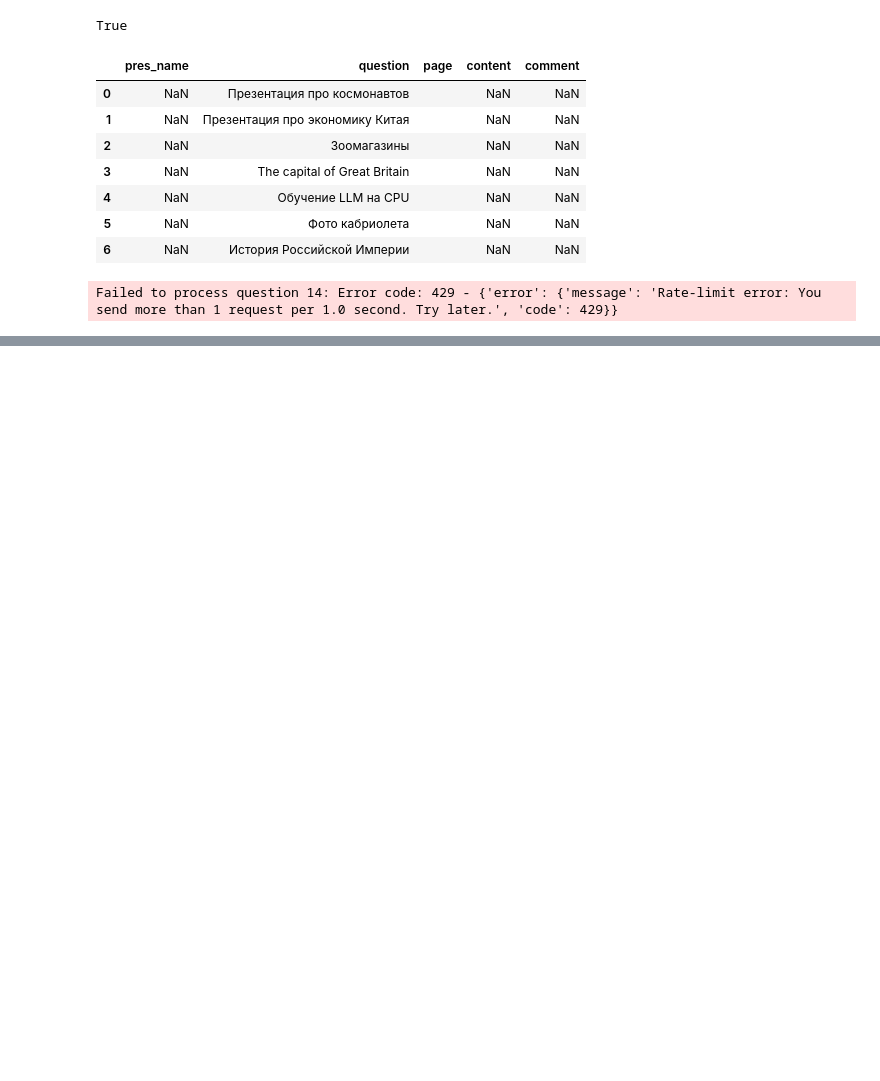
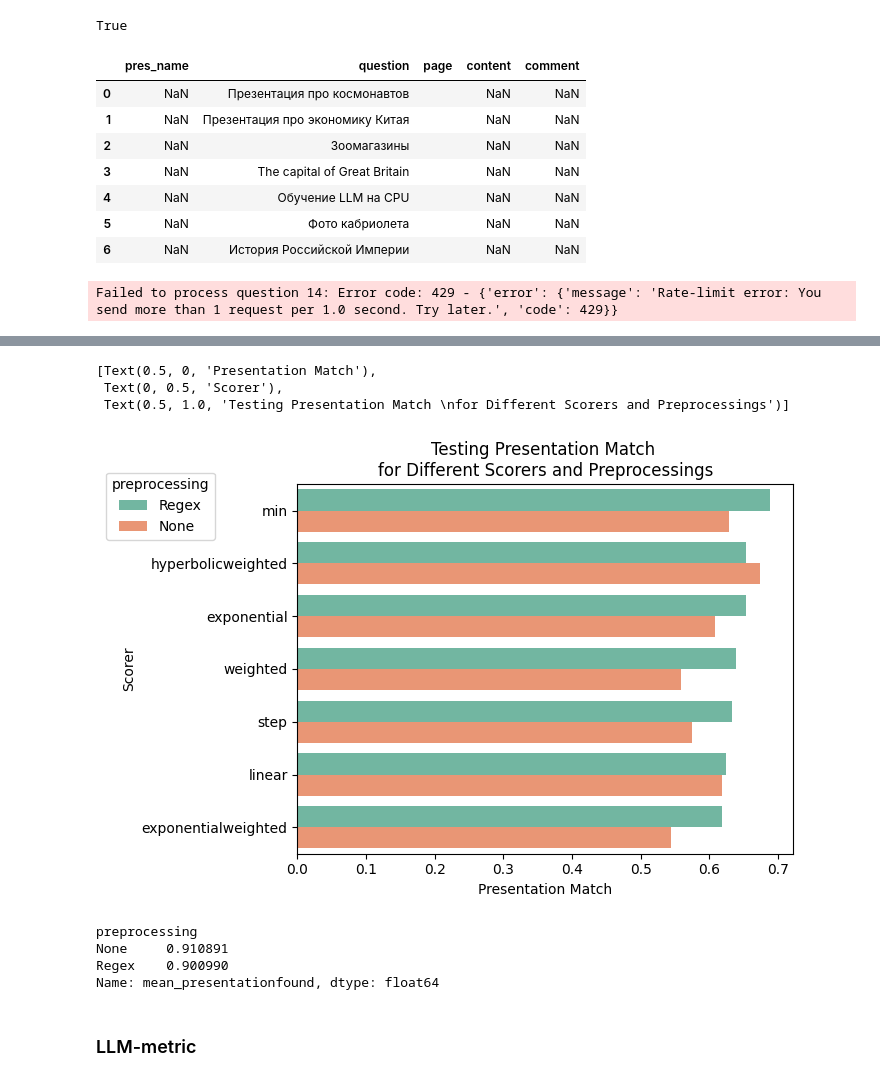
Before and after one commit to tambovtsev-io/presentation-search, a Jupyter notebook: notebooks/evaluation/eval_mlflow.ipynb, the cells around one changed output, grey strips where cells are left out. Cells and saved outputs as stored; diff of their text form; code cells hidden in the pictures; blank space fills up the shorter version.

Commit message:
feat: analyse mlflow outputs

```diff
--- a/notebooks/evaluation/eval_mlflow.ipynb
+++ b/notebooks/evaluation/eval_mlflow.ipynb
@@ -80,0 +85,7 @@ Failed to process question 14: Error code: 429 - {'error': {'message': 'Rate-lim
+# %%
+exp_name = "PresRetrieve_69"
+
+df_runs_full = mlflow.search_runs(
+    experiment_names=[exp_name],
+)
+print(df_runs_full.info())
@@ -80,0 +110,9 @@ Failed to process question 14: Error code: 429 - {'error': {'message': 'Rate-lim
+# %%
+columns = ["tags.mlflow.runName", "params.preprocessing"] + [c for c in df_runs_full.columns if "metrics." in c]
+df_runs = df_runs_full[columns]
+df_runs.columns = [c.split(".")[-1] for c in df_runs.columns]
+
+df_runs.loc[:, "scorer"] = df_runs["runName"].apply(lambda x: x.split("_")[1])
+df_runs.loc[:, "preprocessing"] = df_runs["preprocessing"].apply(lambda x: "Regex" if "Regex" in x else x)
+
+df_runs
@@ -80,0 +142,26 @@ Failed to process question 14: Error code: 429 - {'error': {'message': 'Rate-lim
+# %%
+import seaborn as sns
+
+plot = sns.barplot(
+    df_runs.sort_values(by=["mean_presentationmatch"], ascending=False),
+    x="mean_presentationmatch",
+    y="scorer",
+    hue="preprocessing",
+    palette=sns.color_palette("Set2"),
+)
+sns.move_legend(plot, "upper left", bbox_to_anchor=(-0.4, 1.05))
+plot.set(xlabel="Presentation Match", ylabel="Scorer", title="Testing Presentation Match \nfor Different Scorers and Preprocessings")
+# %% [output]
+[Text(0.5, 0, 'Presentation Match'),
+ Text(0, 0.5, 'Scorer'),
+ Text(0.5, 1.0, 'Testing Presentation Match \nfor Different Scorers and Preprocessings')]
+[figure, added]
+# %%
+df_runs.groupby("preprocessing")["mean_presentationfound"].mean()
+# %% [output]
+preprocessing
+None     0.910891
+Regex    0.900990
+Name: mean_presentationfound, dtype: float64
+# %% [markdown]
+### LLM-metric
```
Also changed, not shown: parts of 17 cells of this notebook.
